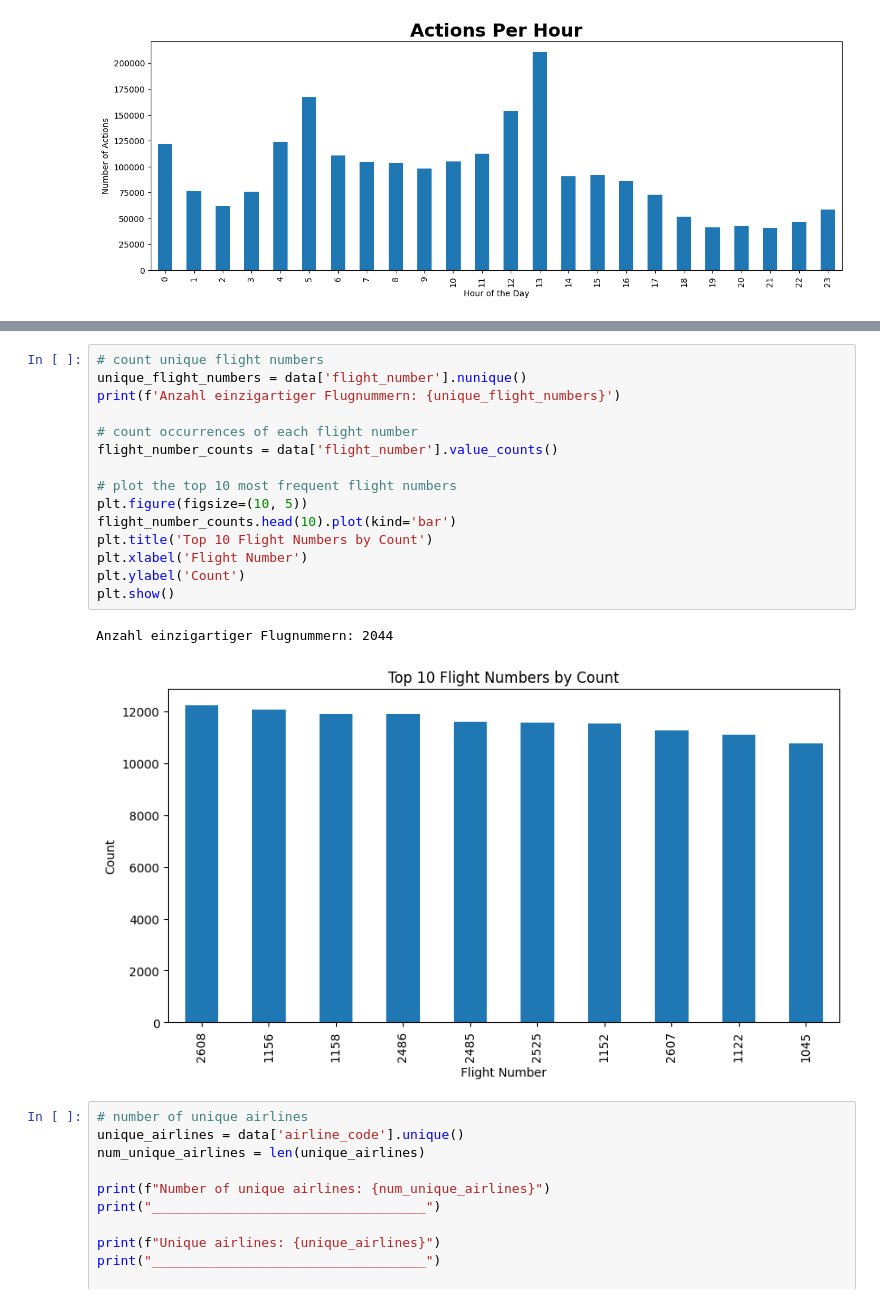
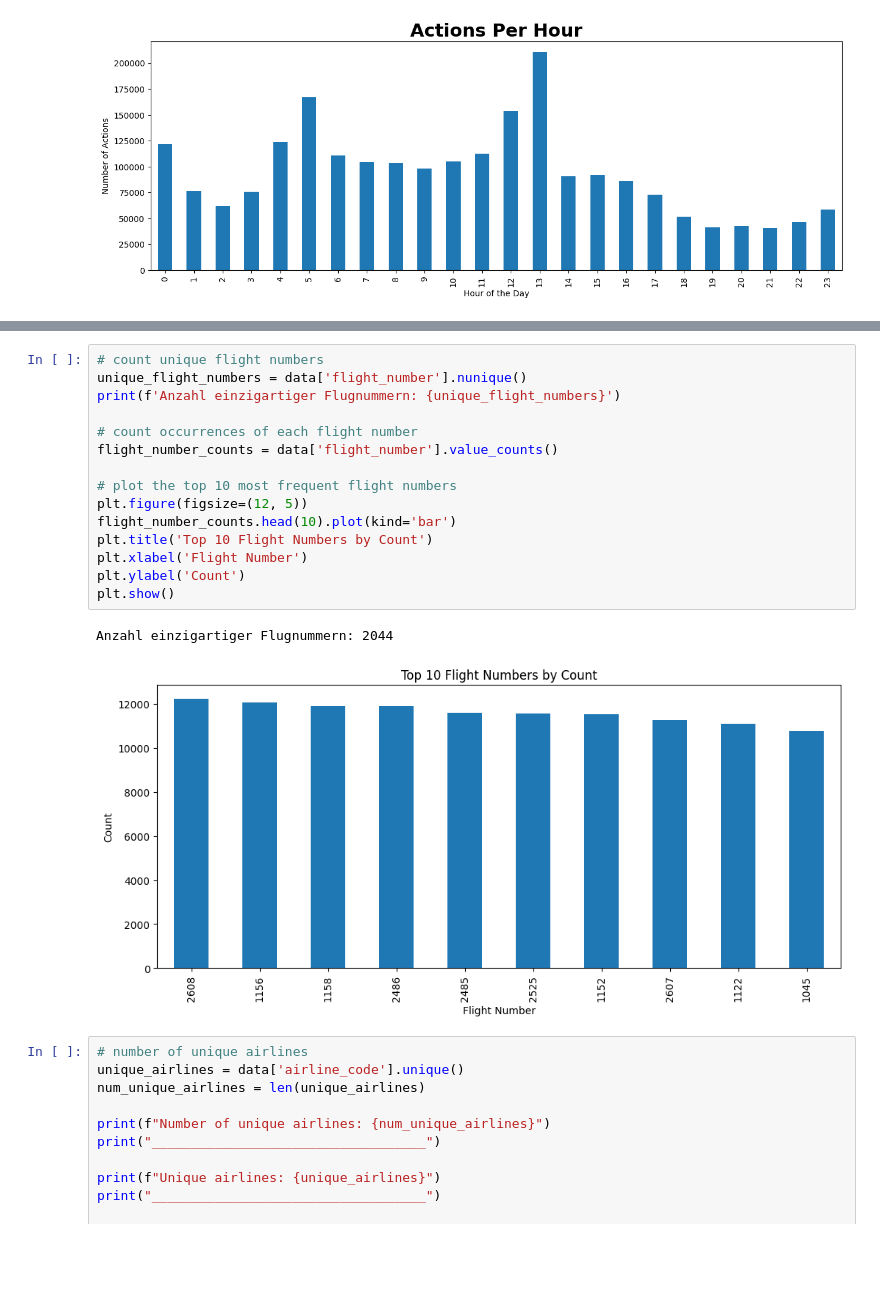
Before and after one commit to aref-hasan/aircraft_load, a Jupyter notebook: visualization/data_exploration.ipynb, the cells around one changed output, grey strips where cells are left out. Drawn from its saved outputs; the diff is of its cells as text; blank space fills up the shorter version.

Commit message:
relayout Plot

```diff
--- a/visualization/data_exploration.ipynb
+++ b/visualization/data_exploration.ipynb
@@ -218,21 +214,21 @@ plt.show()
 # %%
 # count unique flight numbers
 unique_flight_numbers = data['flight_number'].nunique()
 print(f'Anzahl einzigartiger Flugnummern: {unique_flight_numbers}')
 
 # count occurrences of each flight number
 flight_number_counts = data['flight_number'].value_counts()
 
 # plot the top 10 most frequent flight numbers
-plt.figure(figsize=(10, 5))
+plt.figure(figsize=(12, 5))
 flight_number_counts.head(10).plot(kind='bar')
 plt.title('Top 10 Flight Numbers by Count')
 plt.xlabel('Flight Number')
 plt.ylabel('Count')
 plt.show()
 # %% [output]
 Anzahl einzigartiger Flugnummern: 2044
-[figure, old version]
+[figure, new version]
 # %%
 # number of unique airlines
 unique_airlines = data['airline_code'].unique()
```
Also changed, not shown: parts of 1 cell of this notebook.
